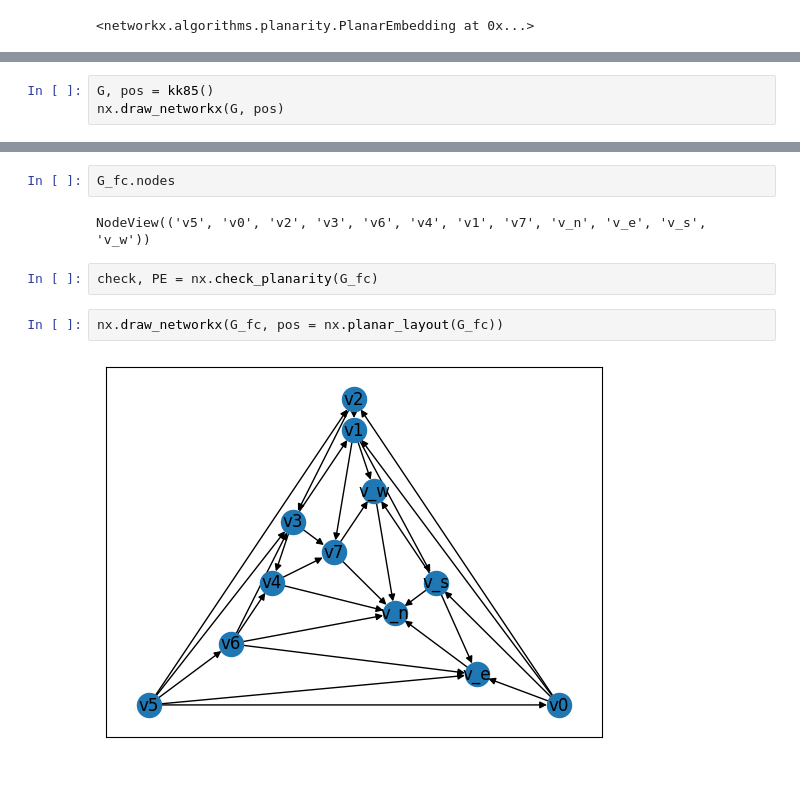
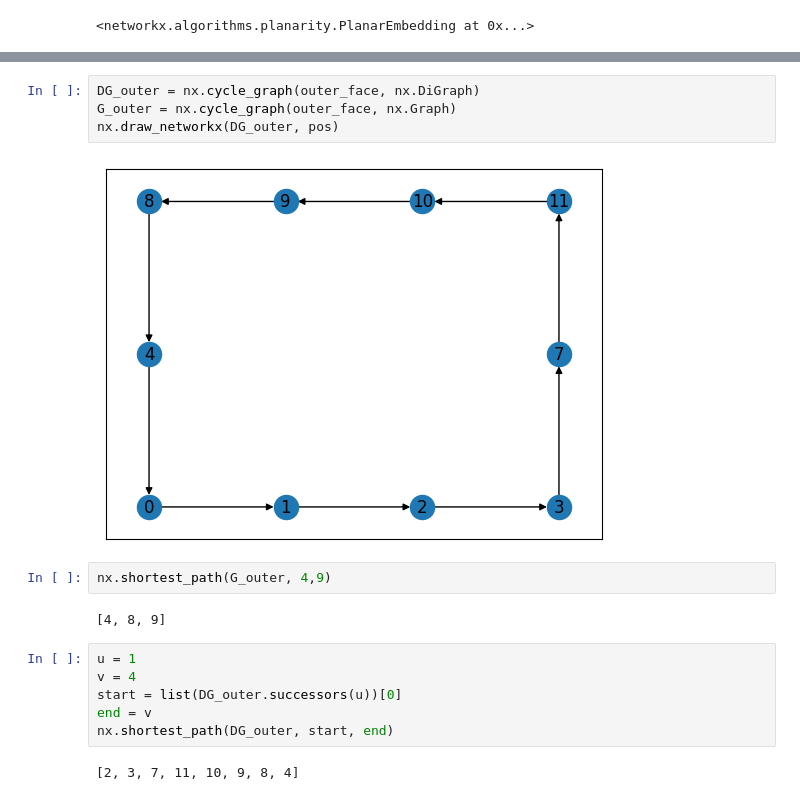
Before and after one commit to juliet29/graph2plan, a Jupyter notebook: notebooks/03_four_complete_TO_TEST.ipynb, the cells around one changed output, grey strips where cells are left out. Cells and saved outputs as stored; diff of their text form.

```diff
--- a/notebooks/03_four_complete_TO_TEST.ipynb
+++ b/notebooks/03_four_complete_TO_TEST.ipynb
@@ -39,3 +44,0 @@ Improper4TPGraphError: There exists a node with less than 4 neighbors: ((0, 0),
-# %%
-G, pos = kk85()
-nx.draw_networkx(G, pos)
@@ -64,10 +45,18 @@ G_fc
-# %%
-G_fc.nodes
-# %% [output]
-NodeView(('v5', 'v0', 'v2', 'v3', 'v6', 'v4', 'v1', 'v7', 'v_n', 'v_e', 'v_s', 'v_w'))
-# %%
-check, PE = nx.check_planarity(G_fc)
-# %%
-nx.draw_networkx(G_fc, pos = nx.planar_layout(G_fc))
-# %% [output]
-[figure, removed]
+# %%
+DG_outer = nx.cycle_graph(outer_face, nx.DiGraph)
+G_outer = nx.cycle_graph(outer_face, nx.Graph)
+nx.draw_networkx(DG_outer, pos)
+# %% [output]
+[figure, added]
+# %%
+nx.shortest_path(G_outer, 4,9)
+# %% [output]
+[4, 8, 9]
+# %%
+u = 1
+v = 4
+start = list(DG_outer.successors(u))[0]
+end = v
+nx.shortest_path(DG_outer, start, end)
+# %% [output]
+[2, 3, 7, 11, 10, 9, 8, 4]
```
Also changed, not shown: parts of 9 cells of this notebook, 7 other files.
